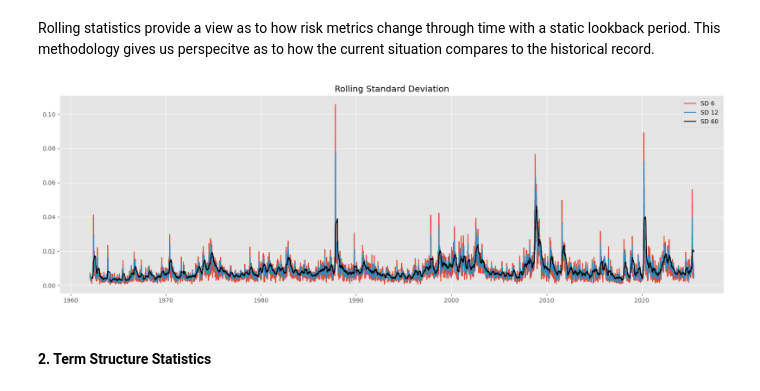
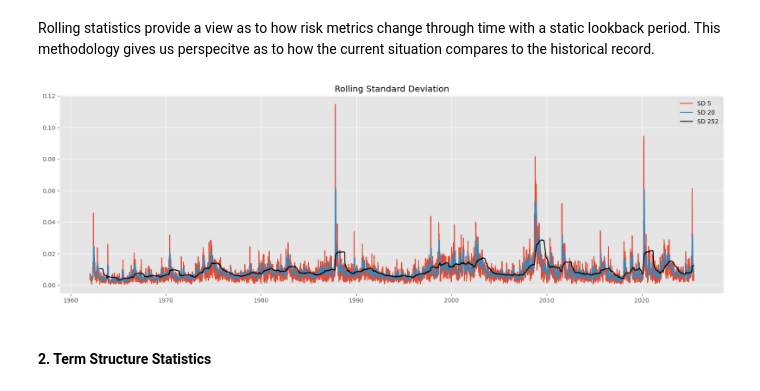
Before and after one commit to tzabcoder/QuantitativeFinance, a Jupyter notebook: Risk/risk_measures.ipynb, the cells around one changed output. Cells and saved outputs as stored; diff of their text form; code cells hidden in the pictures.

```diff
--- a/Risk/risk_measures.ipynb
+++ b/Risk/risk_measures.ipynb
@@ -152,19 +152,19 @@ Relative Frequency of 3-Sigma Returns: 0.6689%
 Rolling statistics provide a view as to how risk metrics change through time with a static lookback period. This methodology gives us perspecitve as to how the current situation compares to the historical record.
 # %%
 # Compute the rolling standard deviation for different windows
-data['rolling_sd_5'] = data['excess_returns'].rolling(window=6).std()
-data['rolling_sd_20'] = data['excess_returns'].rolling(window=12).std()
-data['rolling_sd_252'] = data['excess_returns'].rolling(window=60).std()
+data['rolling_sd_5'] = data['excess_returns'].rolling(window=5).std()     # Weekly
+data['rolling_sd_20'] = data['excess_returns'].rolling(window=20).std()   # Monthly
+data['rolling_sd_252'] = data['excess_returns'].rolling(window=252).std() # Yearly
 
 plt.figure(figsize=(20, 6))
 plt.title('Rolling Standard Deviation')
-plt.plot(data['rolling_sd_5'], label='SD 6')
-plt.plot(data['rolling_sd_20'], label='SD 12')
-plt.plot(data['rolling_sd_252'], label='SD 60', color='black')
+plt.plot(data['rolling_sd_5'], label='SD 5')
+plt.plot(data['rolling_sd_20'], label='SD 20')
+plt.plot(data['rolling_sd_252'], label='SD 252', color='black')
 plt.legend()
 plt.show()
 # %% [output]
-[figure, old version]
+[figure, new version]
 # %% [markdown]
 #### 2. Term Structure Statistics
 # %% [markdown]
```
